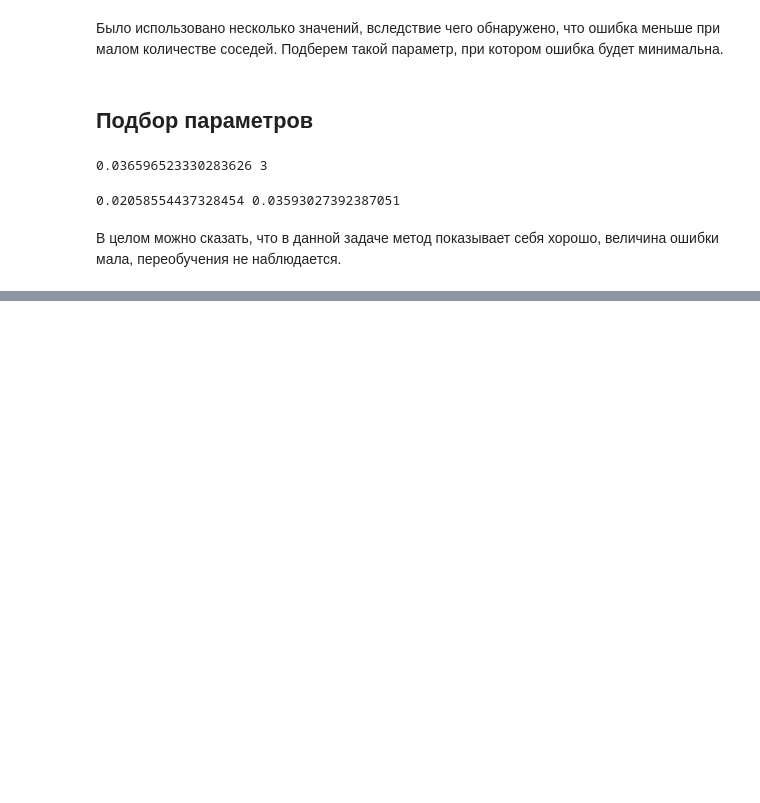
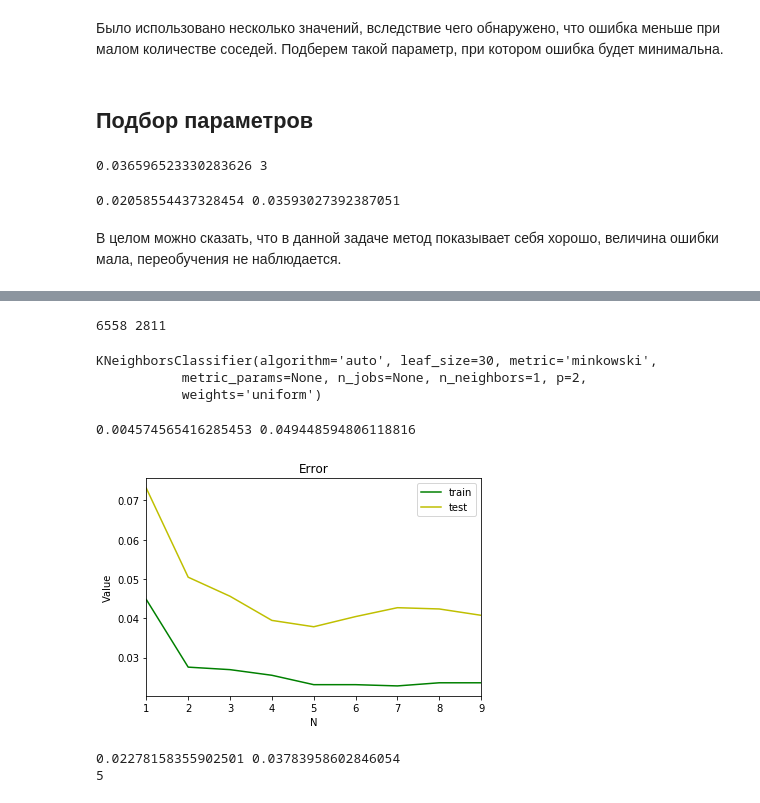
Before and after one commit to ros0672/MachineLearning_Task, a Jupyter notebook: Cars_1st.ipynb, the cells around one changed output, grey strips where cells are left out. Cells and saved outputs as stored; diff of their text form; code cells hidden in the pictures; blank space fills up the shorter version.

```diff
--- a/Cars_1st.ipynb
+++ b/Cars_1st.ipynb
@@ -1033,0 +1076,54 @@ print(err_train, err_test)
+# %%
+X1_train, X1_test, y1_train, y1_test = train_test_split(X_pca, y, test_size = 0.3, random_state = 42)
+
+N1_train, _ = X1_train.shape
+N1_test,  _ = X1_test.shape
+
+print(N1_train, N1_test)
+# %% [output]
+6558 2811
+# %%
+knn1 = KNeighborsClassifier(n_neighbors = 1)
+knn1.fit(X1_train, y1_train)
+# %% [output]
+KNeighborsClassifier(algorithm='auto', leaf_size=30, metric='minkowski',
+           metric_params=None, n_jobs=None, n_neighbors=1, p=2,
+           weights='uniform')
+# %%
+err_train1 = np.mean(y1_train != knn1.predict(X1_train))
+err_test1  = np.mean(y1_test  != knn1.predict(X1_test))
+
+print(err_train1, err_test1)
+# %% [output]
+0.004574565416285453 0.049448594806118816
+# %%
+nval = np.arange(1, 10, 1)
+aerr_test = []
+aerr_train = []
+# %%
+for i in nval:
+    pca2 = PCA(n_components = i)
+    X2_pca = pca2.fit_transform(X)
+    X2_train, X2_test, y2_train, y2_test = train_test_split(X2_pca, y, test_size = 0.33, random_state = 42)
+    knn2 = KNeighborsClassifier(n_neighbors = 3)
+    knn2.fit(X2_train, y2_train)
+    aerr_test.append(np.mean(y2_test  != knn2.predict(X2_test)))
+    aerr_train.append(np.mean(y2_train != knn2.predict(X2_train)))
+# %%
+plt.figure()
+plt.plot(nval, aerr_train, 'g', label = 'train')
+plt.plot(nval, aerr_test, 'y', label = 'test')
+plt.xlim([np.min(nval), np.max(nval)])
+plt.title('Error')
+plt.xlabel('N')
+plt.ylabel('Value')
+plt.legend()
+pass
+# %% [output]
+[figure, added]
+# %%
+print(np.min(aerr_train), np.min(aerr_test))
+print(nval[aerr_test == np.min(aerr_test)][0])
+# %% [output]
+0.02278158355902501 0.03783958602846054
+5
```
Also changed, not shown: parts of 10 cells of this notebook.
